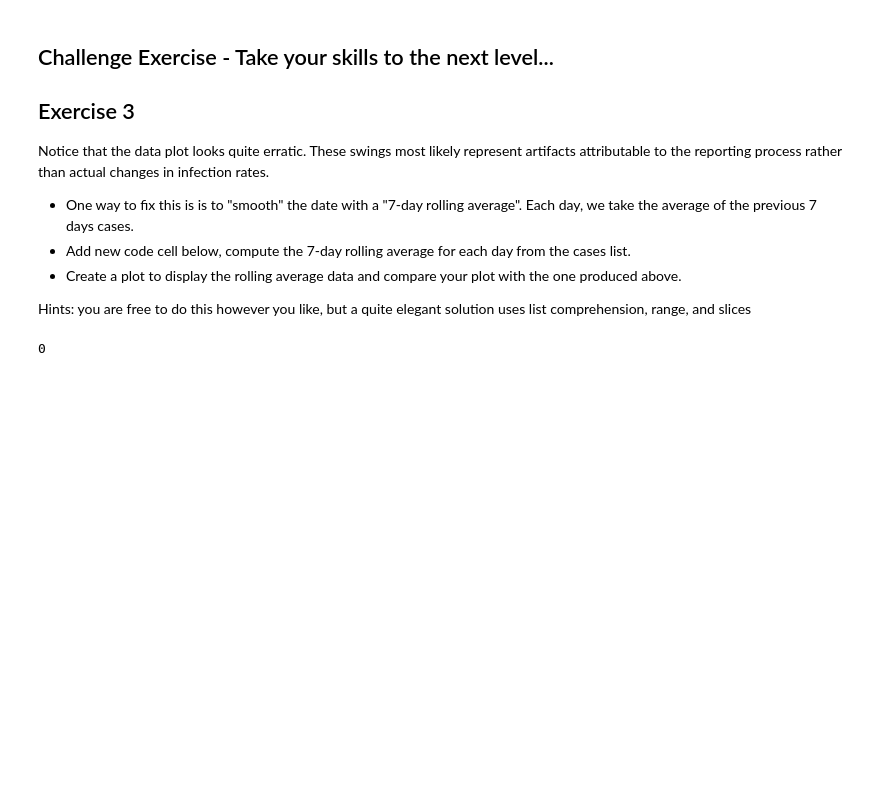
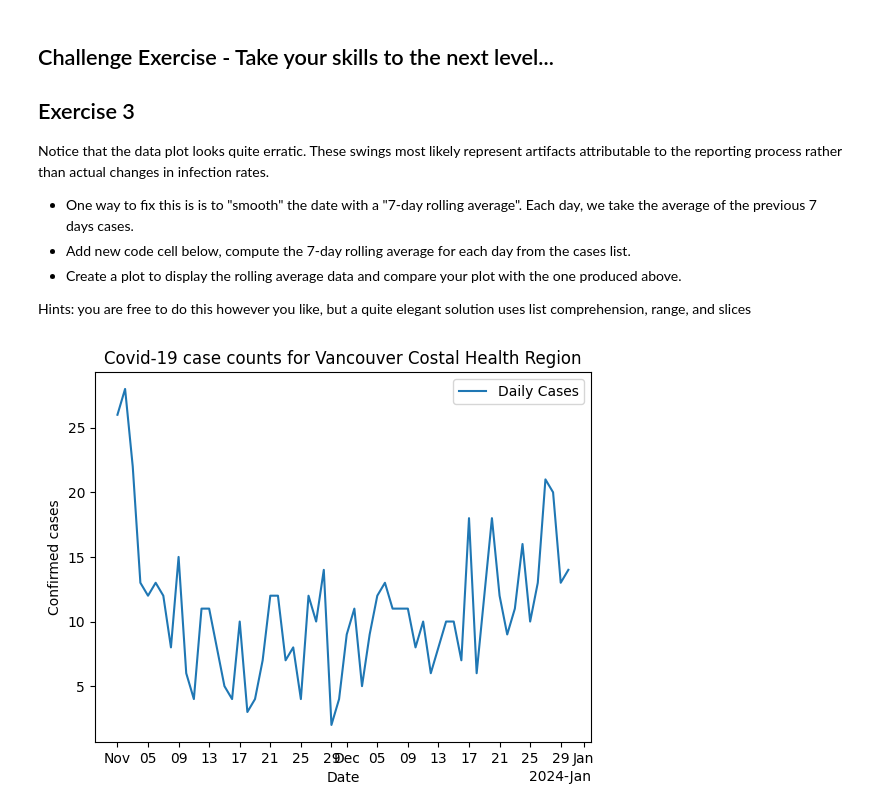
Before and after one commit to silentflame04/cap-comp215, a Jupyter notebook: labs/lab01-intro.ipynb, the cells around one changed output. Cells and saved outputs as stored; diff of their text form; code cells hidden in the pictures; blank space fills up the shorter version.

```diff
--- a/labs/lab01-intro.ipynb
+++ b/labs/lab01-intro.ipynb
@@ -191,16 +190,42 @@ Each day, we take the average of the previous 7 days cases.
  * Create a plot to display the rolling average data and compare your plot with the one produced above.
 
  Hints: you are free to do this however you like, but a quite elegant solution uses list comprehension, range, and slices
-# %%
-# Ex. 3 (challenge) your code here
-def find_average(c_list):
-  total = 0
-  for i in c_list:
-    total = total + i
-  return total // 7
-
-def weekly_cases(nth_week):
-  nth_week = nth_week * 7
-  return find_average(n_cases[nth_week:nth_week+7])
-# %% [output]
-0
+# %%
+# Ex. 3 (challenge) your code here
+def get_average(case_list):
+  total = 0
+  for c in case_list:
+    total = total + c
+  return total // 7
+
+def weekly_cases(week):
+  week = week * 7
+  return get_average(n_cases[week:week+7])
+
+def get_week_avgs():
+  avg_cases = []
+  for cases in range(len(n_cases) // 7):
+    avg_cases.append(weekly_cases(cases))
+  return avg_cases
+
+def format_date_axis(ax):
+  locator = mdates.AutoDateLocator(minticks=10, maxticks=20)
+  formatter = mdates.ConciseDateFormatter(locator)
+  ax.xaxis.set_major_locator(locator)
+  ax.xaxis.set_major_formatter(formatter)
+
+weekly_avg = get_week_avgs(n_cases)
+
+
+
+fig, ax = plt.subplots()
+format_date_axis(ax)
+ax.plot(dates, n_cases, label='Daily Cases')
+ax.set(
+  title="Covid-19 case counts for Vancouver Costal Health Region",
+  xlabel='Date',
+  ylabel='Confirmed cases'
+)
+ax.legend();
+# %% [output]
+[figure, added]
```
Also changed, not shown: parts of 1 cell of this notebook.
